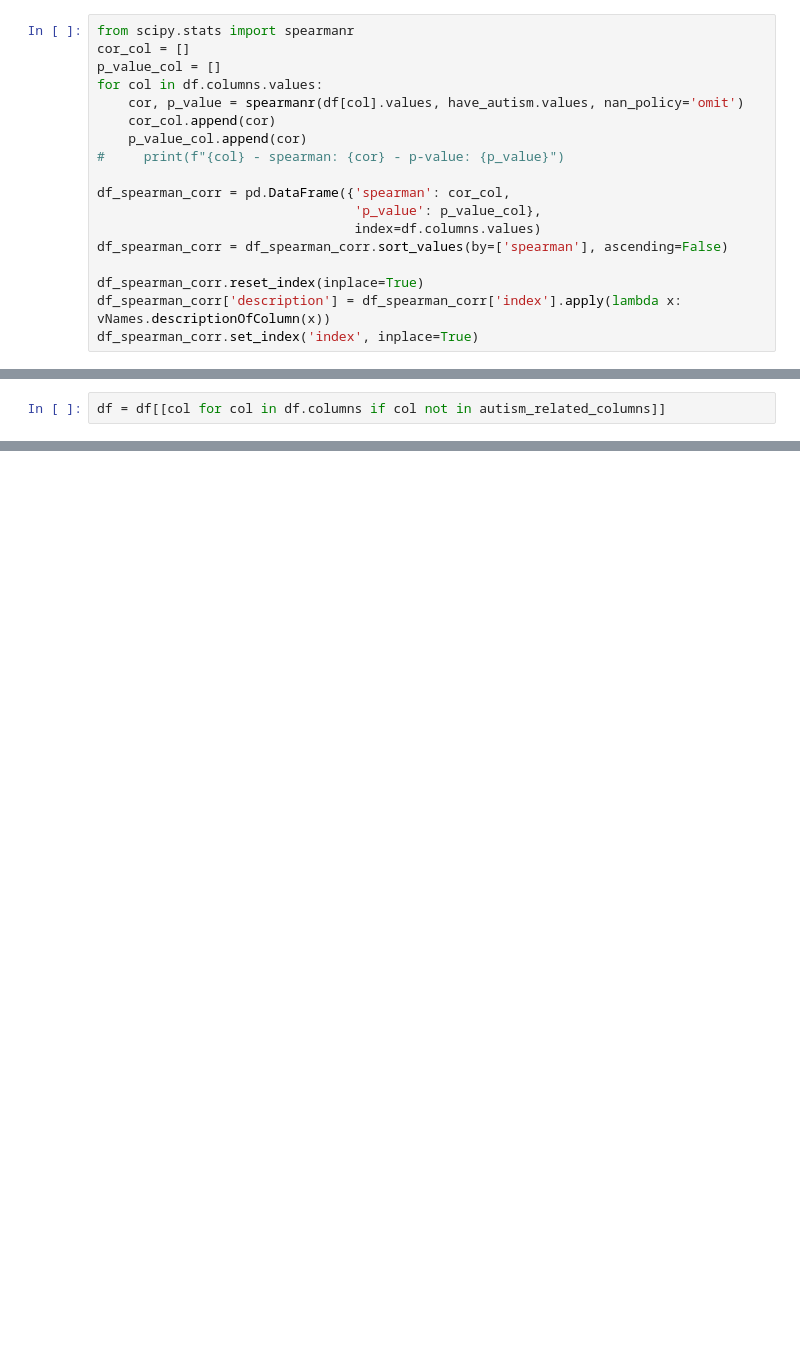
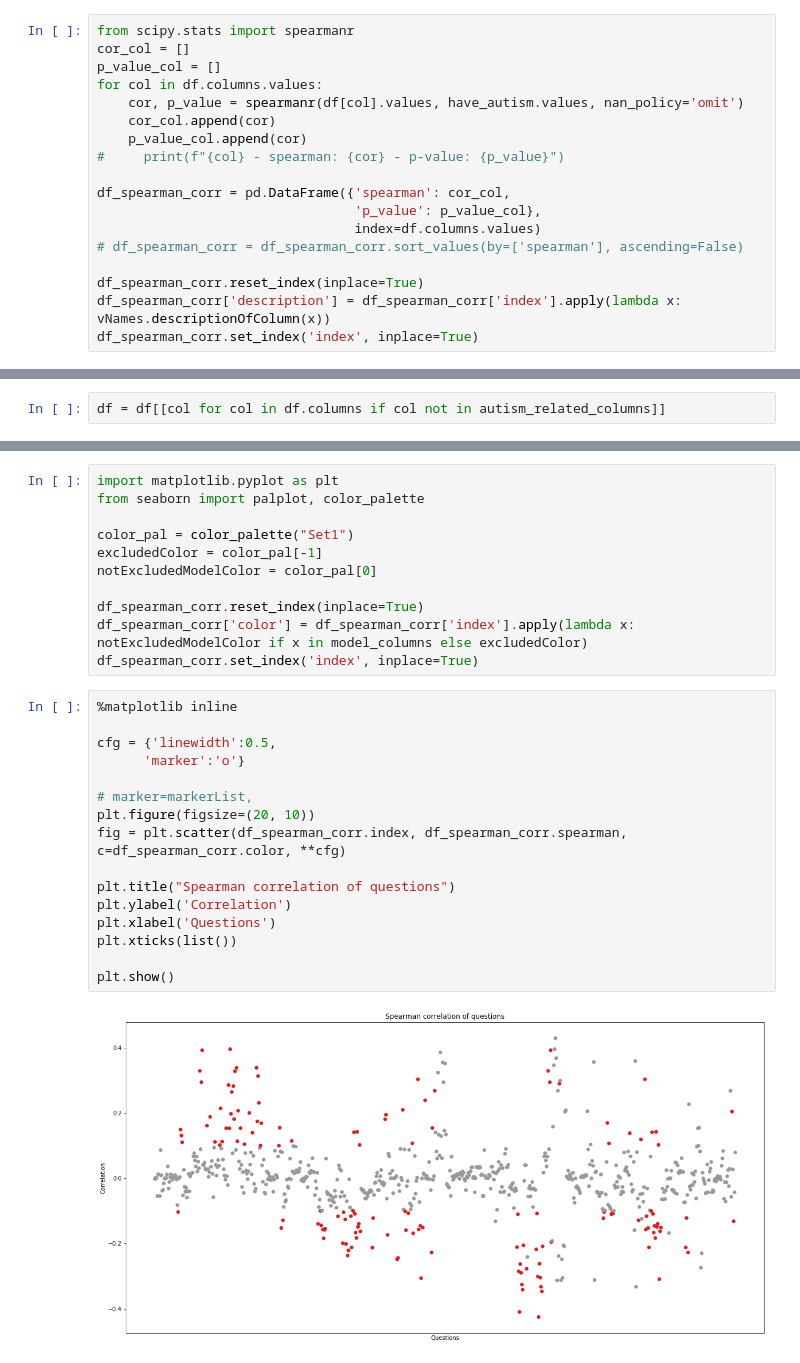
Before and after one commit to seoruosa/ds-for-healthcare-final-project-autism, a Jupyter notebook: notebooks/3.2.1-correlation.ipynb, the cells around one changed output, grey strips where cells are left out. Cells and saved outputs as stored; diff of their text form; blank space fills up the shorter version.

Commit message:
initial plottings

```diff
--- a/notebooks/3.2.1-correlation.ipynb
+++ b/notebooks/3.2.1-correlation.ipynb
@@ -39,7 +39,7 @@ for col in df.columns.values:
 df_spearman_corr = pd.DataFrame({'spearman': cor_col,
                                  'p_value': p_value_col},
                                  index=df.columns.values)
-df_spearman_corr = df_spearman_corr.sort_values(by=['spearman'], ascending=False)
+# df_spearman_corr = df_spearman_corr.sort_values(by=['spearman'], ascending=False)
 
 df_spearman_corr.reset_index(inplace=True)
 df_spearman_corr['description'] = df_spearman_corr['index'].apply(lambda x: vNames.descriptionOfColumn(x))
@@ -85,0 +82,29 @@ df_to_model.head()
+# %%
+import matplotlib.pyplot as plt
+from seaborn import palplot, color_palette
+
+color_pal = color_palette("Set1")
+excludedColor = color_pal[-1]
+notExcludedModelColor = color_pal[0]
+
+df_spearman_corr.reset_index(inplace=True)
+df_spearman_corr['color'] = df_spearman_corr['index'].apply(lambda x: notExcludedModelColor if x in model_columns else excludedColor)
+df_spearman_corr.set_index('index', inplace=True)
+# %%
+%matplotlib inline
+
+cfg = {'linewidth':0.5,
+      'marker':'o'}
+
+# marker=markerList,
+plt.figure(figsize=(20, 10))
+fig = plt.scatter(df_spearman_corr.index, df_spearman_corr.spearman, c=df_spearman_corr.color, **cfg)
+
+plt.title("Spearman correlation of questions")
+plt.ylabel('Correlation')
+plt.xlabel('Questions')
+plt.xticks(list())
+
+plt.show()
+# %% [output]
+[figure, added]
```
Also changed, not shown: parts of 7 cells of this notebook, 1 other file.
